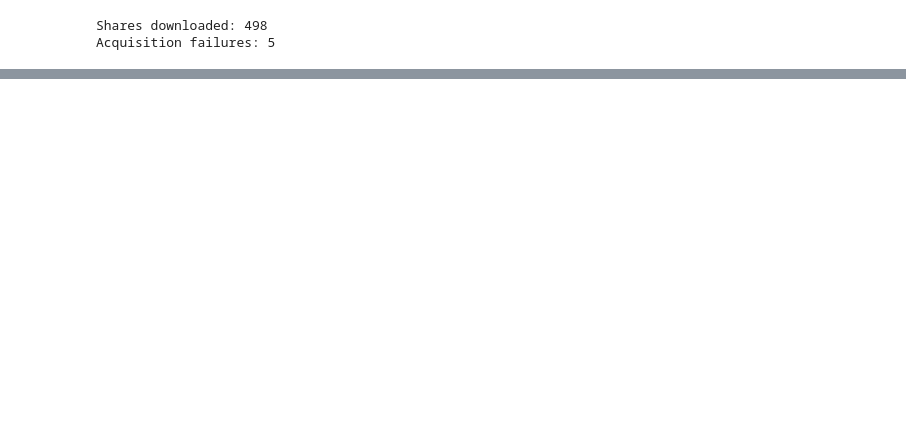
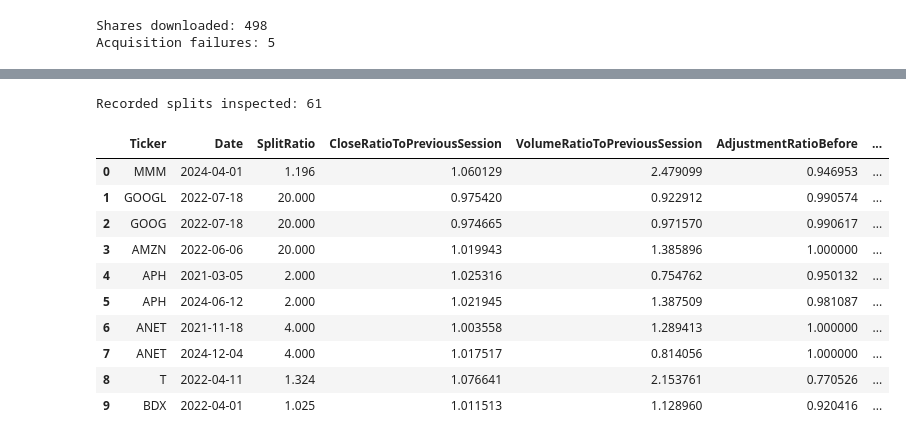
Before and after one commit to iffathsaleem/RFM-Market-Analysis-Stock-Segmentation., a Jupyter notebook: Market_Analysis_and_Stock_Segmentation_Using_RFM_CW.ipynb, the cells around one changed output, grey strips where cells are left out. Drawn from its saved outputs; the diff is of its cells as text; code cells hidden in the pictures; blank space fills up the shorter version.

```diff
--- a/Market_Analysis_and_Stock_Segmentation_Using_RFM_CW.ipynb
+++ b/Market_Analysis_and_Stock_Segmentation_Using_RFM_CW.ipynb
@@ -174,0 +341,36 @@ Acquisition failures: 5
+# %%
+split_checks = []
+for ticker, data in shares_data.items():
+    splits = data.get('Stock Splits', pd.Series(0, index=data.index)).fillna(0)
+    for date in data.index[splits != 0]:
+        location = data.index.get_loc(date)
+        if location == 0:
+            continue
+        previous = data.iloc[location - 1]
+        current = data.loc[date]
+        split_checks.append({
+            'Ticker': ticker, 'Date': date, 'SplitRatio': splits.loc[date],
+            'CloseRatioToPreviousSession': current['Close'] / previous['Close'],
+            'VolumeRatioToPreviousSession': current['Volume'] / previous['Volume'],
+            'AdjustmentRatioBefore': previous['Adj Close'] / previous['Close'],
+            'AdjustmentRatioAfter': current['Adj Close'] / current['Close'],
+            'Interpretation': 'Diagnostic evidence only; vendor price-volume compatibility remains an assumption'
+        })
+# %%
+split_checks_df = pd.DataFrame(split_checks)
+split_checks_df.to_csv(output_folder / 'split_date_diagnostics.csv', index=False)
+print('Recorded splits inspected:', len(split_checks_df))
+split_checks_df.head(10)
+# %% [output]
+Recorded splits inspected: 61
+|  | Ticker | Date | SplitRatio | CloseRatioToPreviousSession | VolumeRatioToPreviousSession | AdjustmentRatioBefore | ... |
+| 0 | MMM | 2024-04-01 | 1.196 | 1.060129 | 2.479099 | 0.946953 | ... |
+| 1 | GOOGL | 2022-07-18 | 20.000 | 0.975420 | 0.922912 | 0.990574 | ... |
+| 2 | GOOG | 2022-07-18 | 20.000 | 0.974665 | 0.971570 | 0.990617 | ... |
+| 3 | AMZN | 2022-06-06 | 20.000 | 1.019943 | 1.385896 | 1.000000 | ... |
+| 4 | APH | 2021-03-05 | 2.000 | 1.025316 | 0.754762 | 0.950132 | ... |
+| 5 | APH | 2024-06-12 | 2.000 | 1.021945 | 1.387509 | 0.981087 | ... |
+| 6 | ANET | 2021-11-18 | 4.000 | 1.003558 | 1.289413 | 1.000000 | ... |
+| 7 | ANET | 2024-12-04 | 4.000 | 1.017517 | 0.814056 | 1.000000 | ... |
+| 8 | T | 2022-04-11 | 1.324 | 1.076641 | 2.153761 | 0.770526 | ... |
+| 9 | BDX | 2022-04-01 | 1.025 | 1.011513 | 1.128960 | 0.920416 | ... |
```
Also changed, not shown: parts of 31 cells of this notebook.
